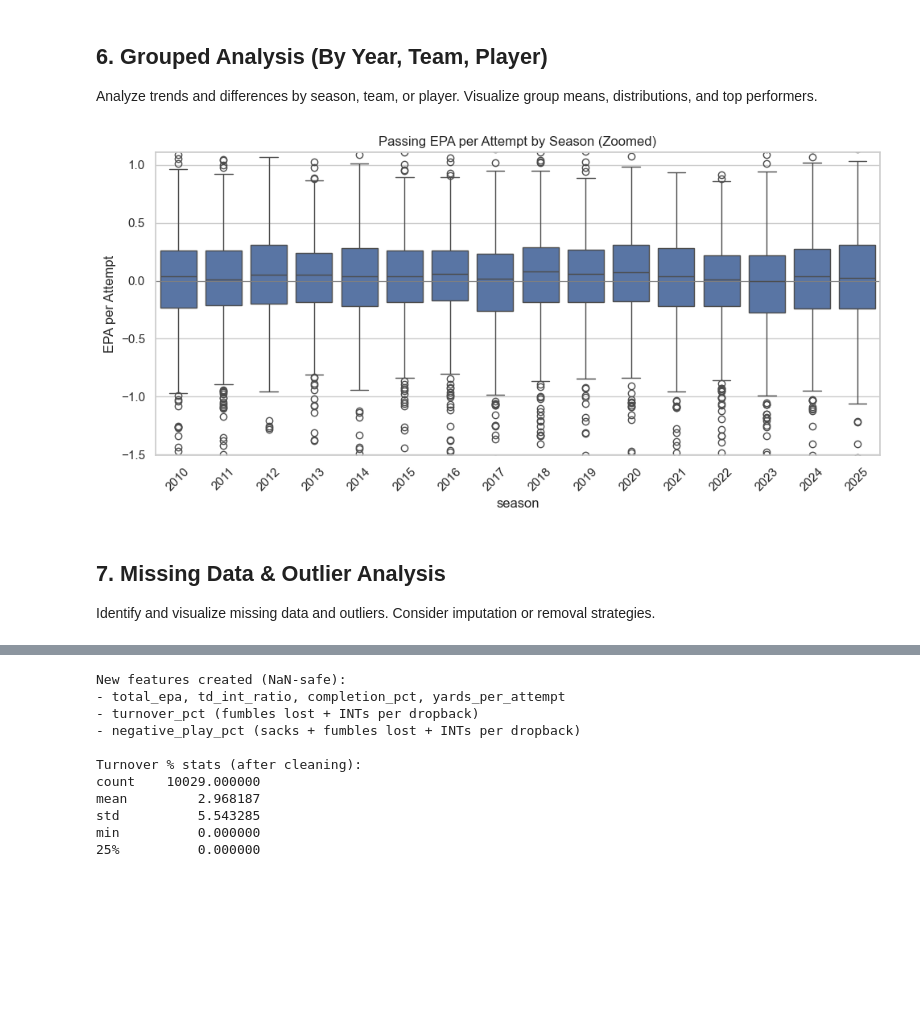
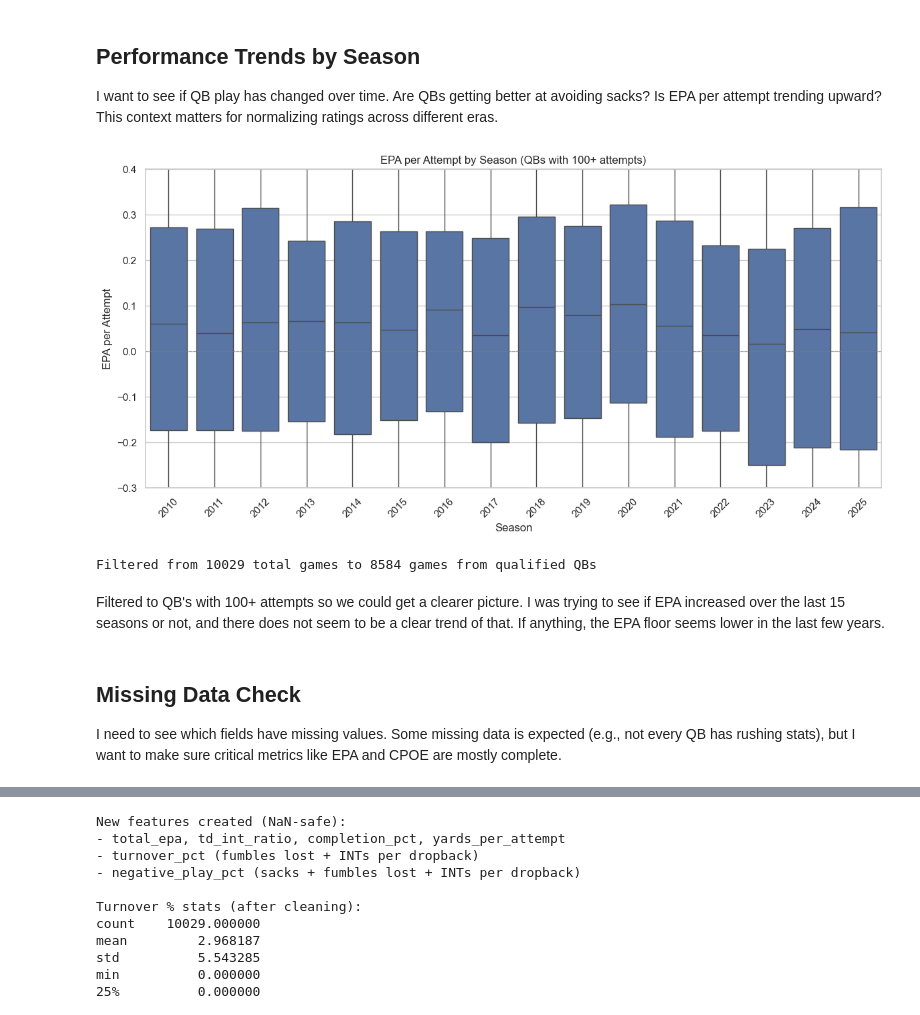
Before and after one commit to cgalgano/NFL-QB-Analysis, a Jupyter notebook: data_load/EDA/nfl_qb_eda.ipynb, the cells around one changed output, grey strips where cells are left out. Saved outputs shown, nothing was run; the diff lists cells and outputs as text; code cells hidden in the pictures; blank space fills up the shorter version.

```diff
--- a/data_load/EDA/nfl_qb_eda.ipynb
+++ b/data_load/EDA/nfl_qb_eda.ipynb
@@ -18,14 +14,12 @@ import sqlite3
 sns.set(style="whitegrid")
 # %%
-# Connect to the database and load qb_statistics (data_load path)
-db_path = 'data_load/nfl_qb_data.db'
+# Load QB statistics from the database
+db_path = '../nfl_qb_data.db'
 conn = sqlite3.connect(db_path)
 
-# Load the main QB statistics table
 df = pd.read_sql('SELECT * FROM qb_statistics', conn)
 
 print(f"Loaded {len(df)} rows from qb_statistics")
-print(f"Columns: {df.columns.tolist()}")
 df.head()
 # %% [output]
 Loaded 10029 rows from qb_statistics
@@ -82,36 +83,37 @@ plt.show()
 # %% [markdown]
-## 6. Grouped Analysis (By Year, Team, Player)
+## Performance Trends by Season
 
-Analyze trends and differences by season, team, or player. Visualize group means, distributions, and top performers.
+I want to see if QB play has changed over time. Are QBs getting better at avoiding sacks? Is EPA per attempt trending upward? This context matters for normalizing ratings across different eras.
 # %%
-# Passing EPA by Season (per attempt, zoomed by clipping outliers)
-# Compute EPA per attempt to normalize and get realistic scale
-attempt_col = 'attempts' if 'attempts' in df.columns else ('passing_attempts' if 'passing_attempts' in df.columns else None)
-if attempt_col is None:
-    print('No attempts column found in dataframe')
-else:
-    df_norm = df.copy()
-    df_norm[attempt_col] = pd.to_numeric(df_norm[attempt_col], errors='coerce').fillna(0)
-    # Avoid division by zero
-    df_norm['epa_per_attempt'] = df_norm['passing_epa'] / df_norm[attempt_col].replace(0, np.nan)
+# Calculate EPA per attempt for better comparison across QBs with different volume
+attempt_col = 'attempts' if 'attempts' in df.columns else 'passing_attempts'
+df['epa_per_attempt'] = df['passing_epa'] / df[attempt_col].replace(0, np.nan)
 
-    # Compute zoom bounds using percentiles (clip extreme outliers)
-    p_low, p_high = df_norm['epa_per_attempt'].quantile([0.01, 0.99])
+# Filter to QBs with meaningful sample size (100+ attempts per season)
+season_attempts = df.groupby(['player_id', 'season'])[attempt_col].sum()
+qualified_qbs = season_attempts[season_attempts >= 100].index
+df_qualified = df.set_index(['player_id', 'season']).loc[qualified_qbs].reset_index()
 
-    plt.figure(figsize=(10, 5))
-    sns.boxplot(x='season', y='epa_per_attempt', data=df_norm)
-    plt.title('Passing EPA per Attempt by Season (Zoomed)')
-    plt.ylabel('EPA per Attempt')
-    plt.xticks(rotation=45)
-    plt.axhline(0, color='gray', linewidth=0.8)
-    # Set y-limits to zoom in and reduce impact of extreme outliers
-    plt.ylim(p_low, p_high)
-    plt.tight_layout()
-    plt.show()
+# Visualize how EPA per attempt has changed by season for qualified QBs
+plt.figure(figsize=(12, 6))
+sns.boxplot(x='season', y='epa_per_attempt', data=df_qualified)
+plt.title('EPA per Attempt by Season (QBs with 100+ attempts)')
+plt.ylabel('EPA per Attempt')
+plt.xlabel('Season')
+plt.xticks(rotation=45)
+plt.axhline(0, color='gray', linewidth=0.8, linestyle='--', alpha=0.5)
+plt.ylim(-0.3, 0.4)
+plt.tight_layout()
+plt.show()
+
+print(f"Filtered from {len(df)} total games to {len(df_qualified)} games from qualified QBs")
 # %% [output]
-[figure, old version]
+[figure, new version]
+Filtered from 10029 total games to 8584 games from qualified QBs
+# %% [markdown]
+Filtered to QB's with 100+ attempts so we could get a clearer picture. I was trying to see if EPA increased over the last 15 seasons or not, and there does not seem to be a clear trend of that. If anything, the EPA floor seems lower in the last few years.
 # %% [markdown]
-## 7. Missing Data & Outlier Analysis
+## Missing Data Check
 
-Identify and visualize missing data and outliers. Consider imputation or removal strategies.
+I need to see which fields have missing values. Some missing data is expected (e.g., not every QB has rushing stats), but I want to make sure critical metrics like EPA and CPOE are mostly complete.
 # %%
```
Also changed, not shown: parts of 18 cells of this notebook, 2 other files.
